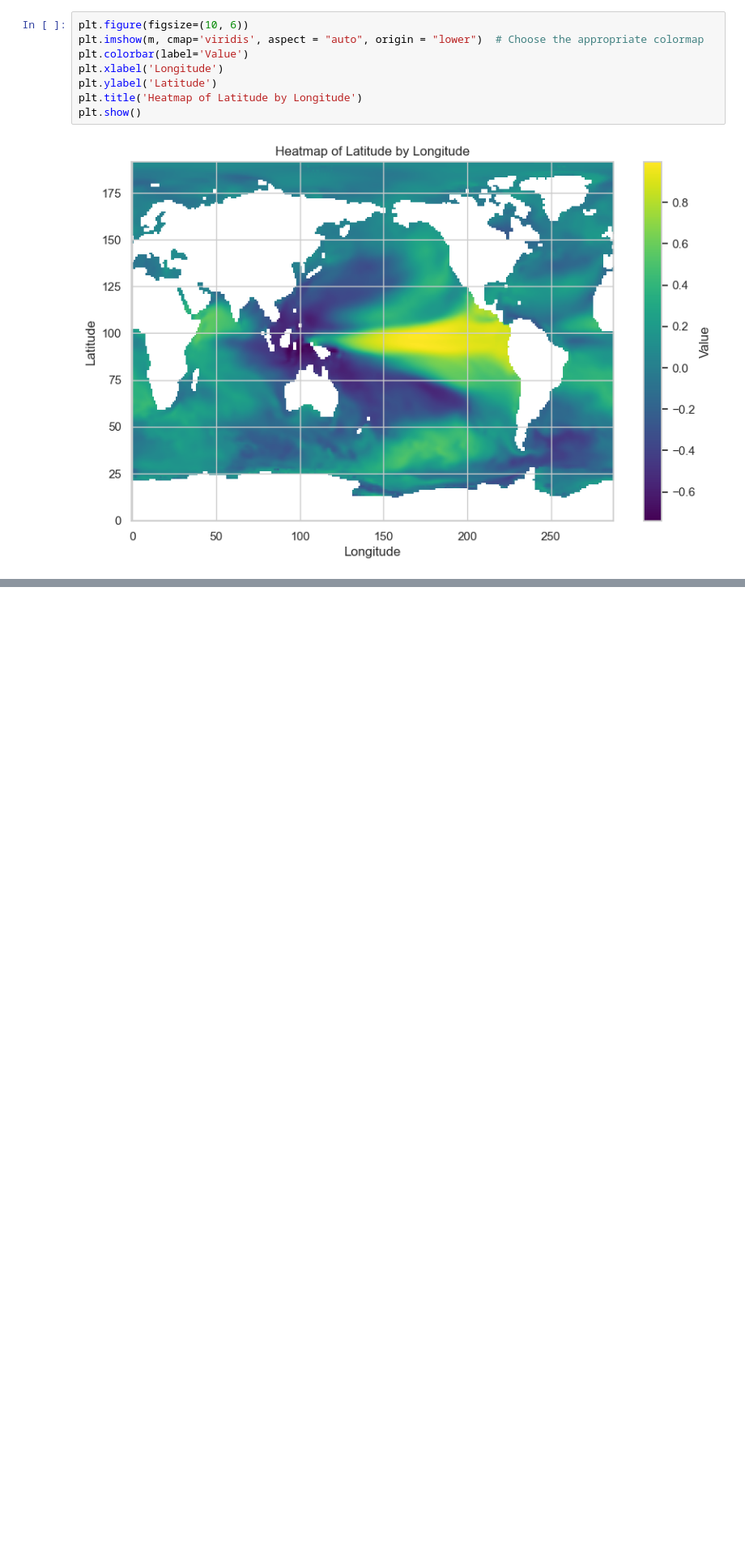
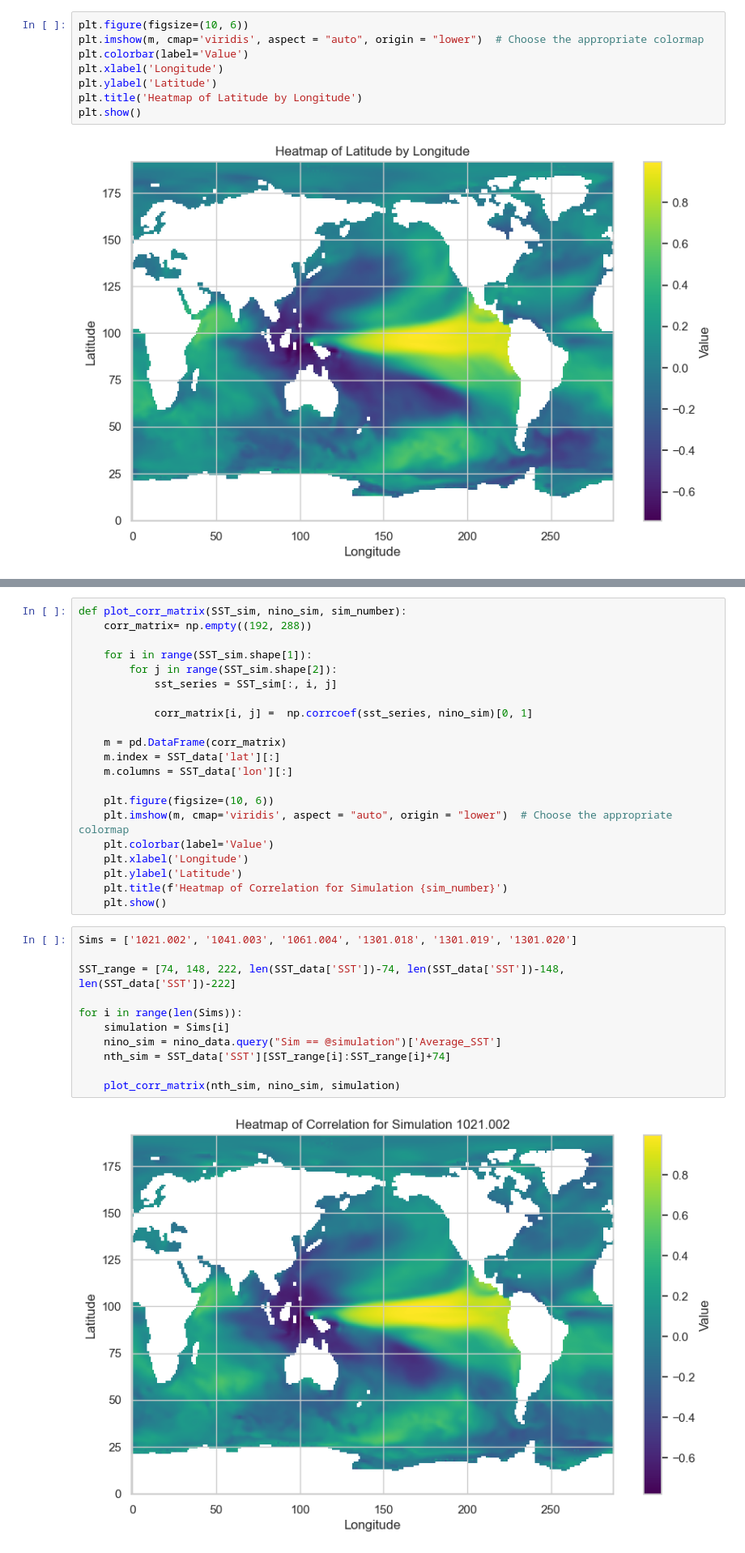
Before and after one commit to mtvaden1/California_Climate_Capstone, a Jupyter notebook: SST_Nino_Parser.ipynb, the cells around one changed output, grey strips where cells are left out. Shown at 81% size. Drawn from its saved outputs; the diff is of its cells as text; blank space fills up the shorter version.

Commit message:
update sanity plots

```diff
--- a/SST_Nino_Parser.ipynb
+++ b/SST_Nino_Parser.ipynb
@@ -251,0 +254,34 @@ plt.show()
+# %%
+def plot_corr_matrix(SST_sim, nino_sim, sim_number):
+    corr_matrix= np.empty((192, 288))
+
+    for i in range(SST_sim.shape[1]):
+        for j in range(SST_sim.shape[2]):
+            sst_series = SST_sim[:, i, j]
+
+            corr_matrix[i, j] =  np.corrcoef(sst_series, nino_sim)[0, 1]
+
+    m = pd.DataFrame(corr_matrix)
+    m.index = SST_data['lat'][:]
+    m.columns = SST_data['lon'][:]
+
+    plt.figure(figsize=(10, 6))
+    plt.imshow(m, cmap='viridis', aspect = "auto", origin = "lower")  # Choose the appropriate colormap
+    plt.colorbar(label='Value')
+    plt.xlabel('Longitude')
+    plt.ylabel('Latitude')
+    plt.title(f'Heatmap of Correlation for Simulation {sim_number}')
+    plt.show()
+# %%
+Sims = ['1021.002', '1041.003', '1061.004', '1301.018', '1301.019', '1301.020']
+
+SST_range = [74, 148, 222, len(SST_data['SST'])-74, len(SST_data['SST'])-148, len(SST_data['SST'])-222]
+
+for i in range(len(Sims)):
+    simulation = Sims[i]
+    nino_sim = nino_data.query("Sim == @simulation")['Average_SST']
+    nth_sim = SST_data['SST'][SST_range[i]:SST_range[i]+74]
+
+    plot_corr_matrix(nth_sim, nino_sim, simulation)
+# %% [output]
+[figure, added]
```
Also changed, not shown: parts of 2 cells of this notebook.
